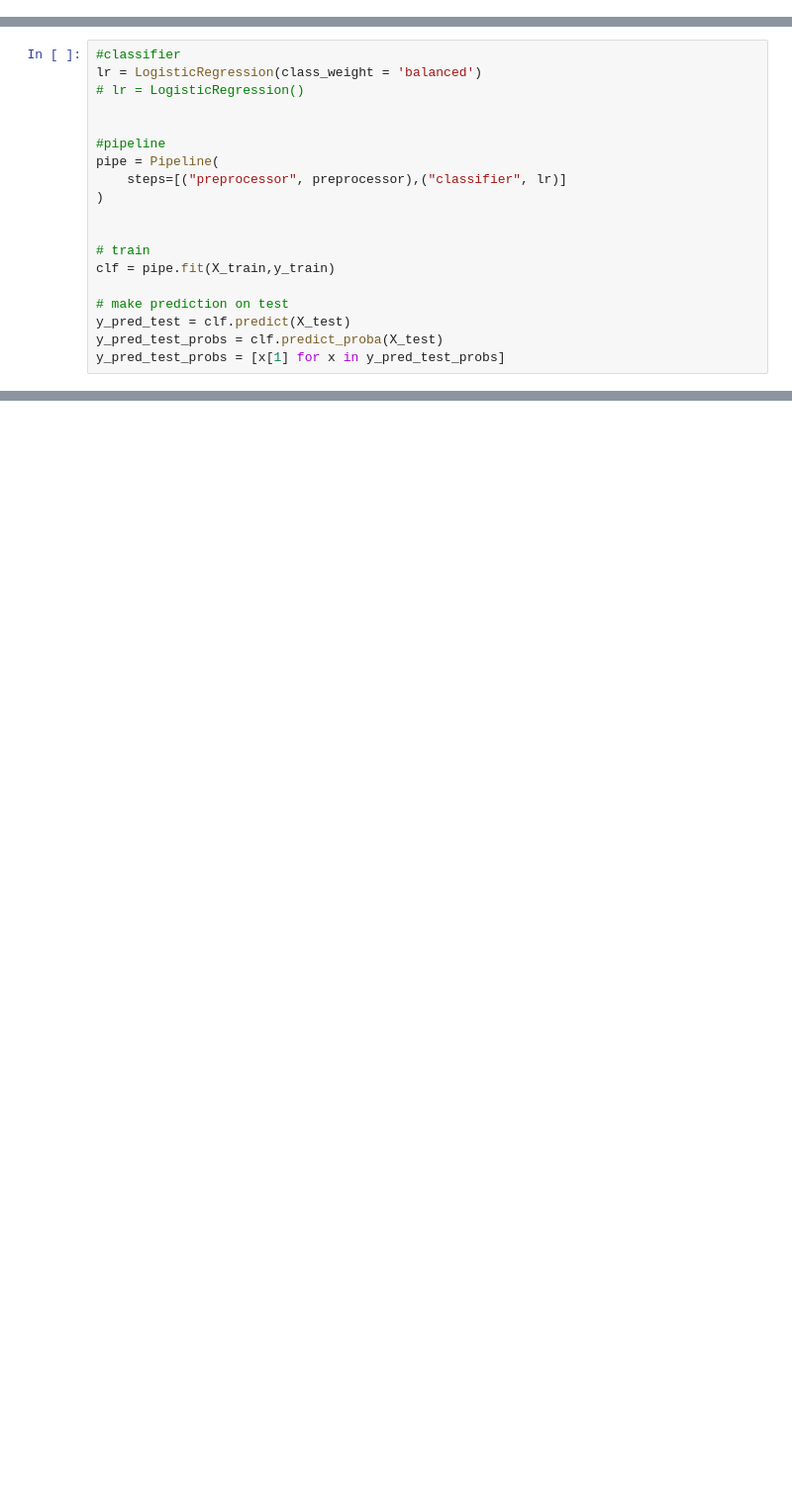
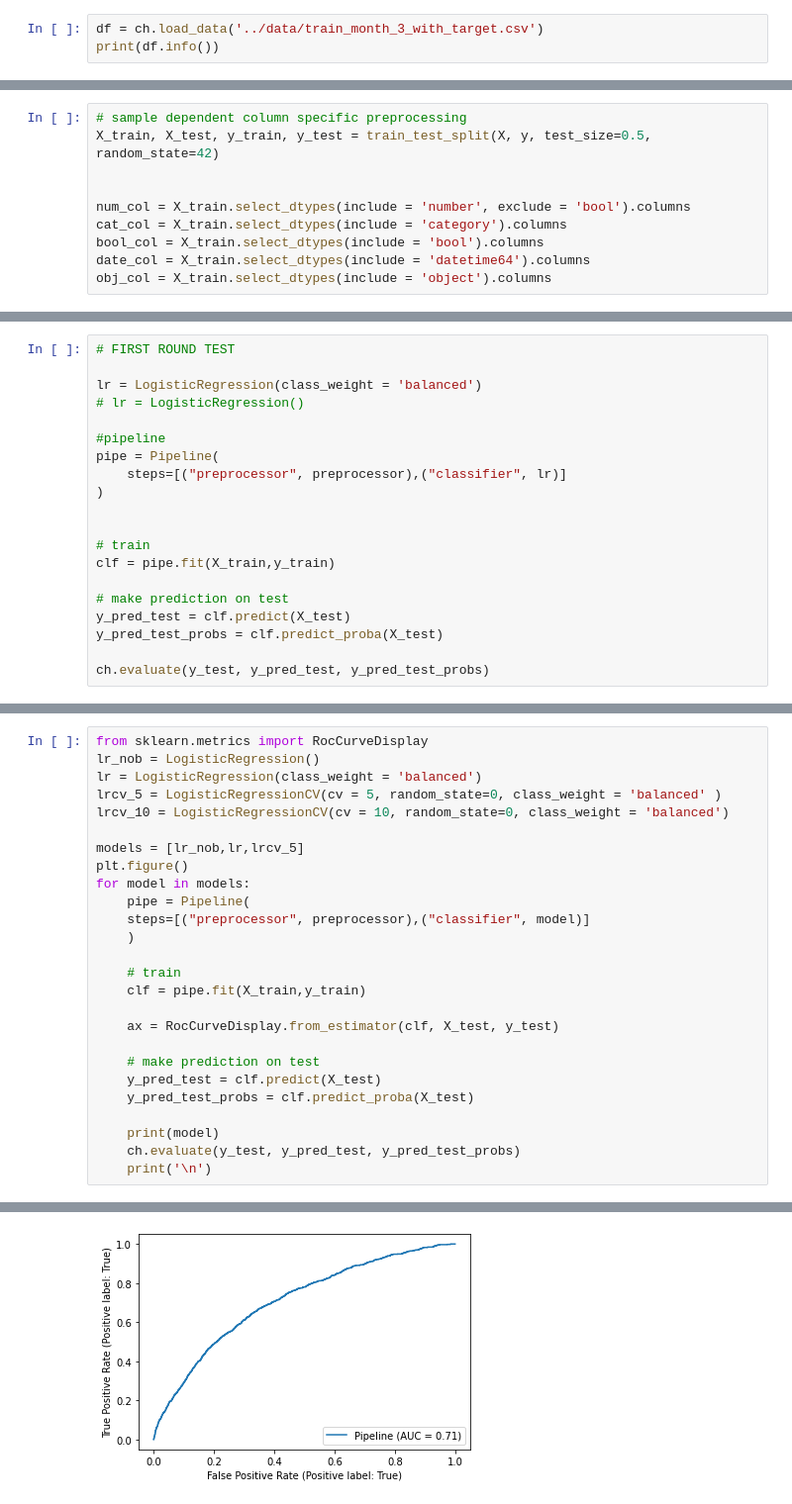
Before and after one commit to DPintacasi/BA1_Churn, a Jupyter notebook: notebooks/model_lr_v1.ipynb, the cells around one changed output, grey strips where cells are left out. Shown at 99% size. Saved outputs shown, nothing was run; the diff lists cells and outputs as text; blank space fills up the shorter version.

Commit message:
new helper function, more preprocessing for lr model

```diff
--- a/notebooks/model_lr_v1.ipynb
+++ b/notebooks/model_lr_v1.ipynb
@@ -21,0 +20,3 @@ data = pd.read_csv('https://raw.githubusercontent.com/DPintacasi/BA1_Churn/main/
+# %%
+df = ch.load_data('../data/train_month_3_with_target.csv')
+print(df.info())
@@ -103,0 +78,10 @@ preprocessor = ColumnTransformer(
+# %%
+# sample dependent column specific preprocessing
+X_train, X_test, y_train, y_test = train_test_split(X, y, test_size=0.5, random_state=42)
+
+
+num_col = X_train.select_dtypes(include = 'number', exclude = 'bool').columns
+cat_col = X_train.select_dtypes(include = 'category').columns
+bool_col = X_train.select_dtypes(include = 'bool').columns
+date_col = X_train.select_dtypes(include = 'datetime64').columns
+obj_col = X_train.select_dtypes(include = 'object').columns
@@ -104,8 +128,8 @@ preprocessor = ColumnTransformer(
 # %%
-#classifier
+# FIRST ROUND TEST
+
 lr = LogisticRegression(class_weight = 'balanced')
 # lr = LogisticRegression()
-
 
 #pipeline
 pipe = Pipeline(
@@ -119,4 +143,5 @@ clf = pipe.fit(X_train,y_train)
 # make prediction on test
 y_pred_test = clf.predict(X_test)
 y_pred_test_probs = clf.predict_proba(X_test)
-y_pred_test_probs = [x[1] for x in y_pred_test_probs]
+
+ch.evaluate(y_test, y_pred_test, y_pred_test_probs)
@@ -143,0 +167,27 @@ AUC: 0.500
+# %%
+from sklearn.metrics import RocCurveDisplay
+lr_nob = LogisticRegression()
+lr = LogisticRegression(class_weight = 'balanced')
+lrcv_5 = LogisticRegressionCV(cv = 5, random_state=0, class_weight = 'balanced' )
+lrcv_10 = LogisticRegressionCV(cv = 10, random_state=0, class_weight = 'balanced')
+
+models = [lr_nob,lr,lrcv_5]
+plt.figure()
+for model in models:
+    pipe = Pipeline(
+    steps=[("preprocessor", preprocessor),("classifier", model)]
+    )
+
+    # train
+    clf = pipe.fit(X_train,y_train)
+
+    ax = RocCurveDisplay.from_estimator(clf, X_test, y_test)
+
+    # make prediction on test
+    y_pred_test = clf.predict(X_test)
+    y_pred_test_probs = clf.predict_proba(X_test)
+
+    print(model)
+    ch.evaluate(y_test, y_pred_test, y_pred_test_probs)
+    print('\n')
+# %% [output]
@@ -143,0 +212 @@ AUC: 0.500
+[figure, added]
```
Also changed, not shown: parts of 12 cells of this notebook, 3 other files.
